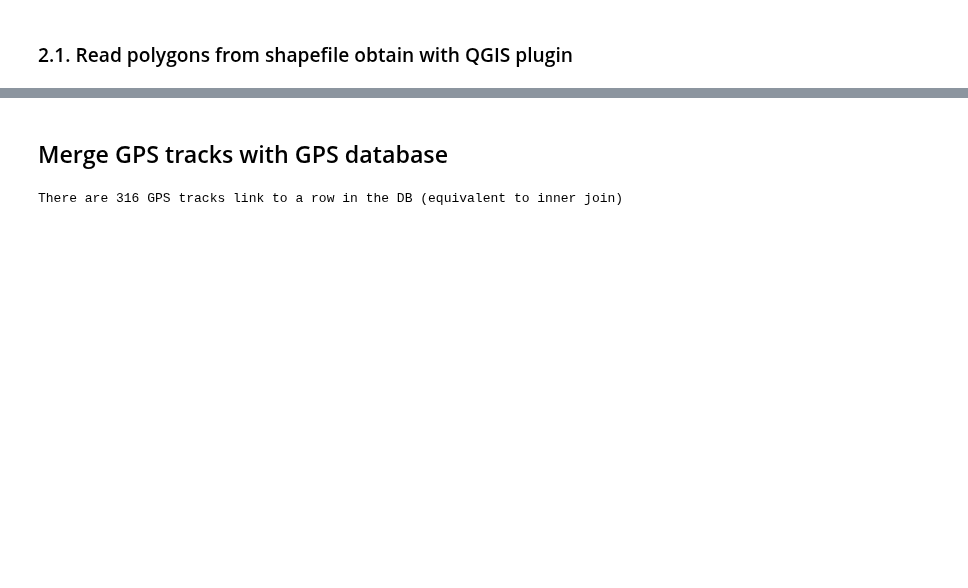
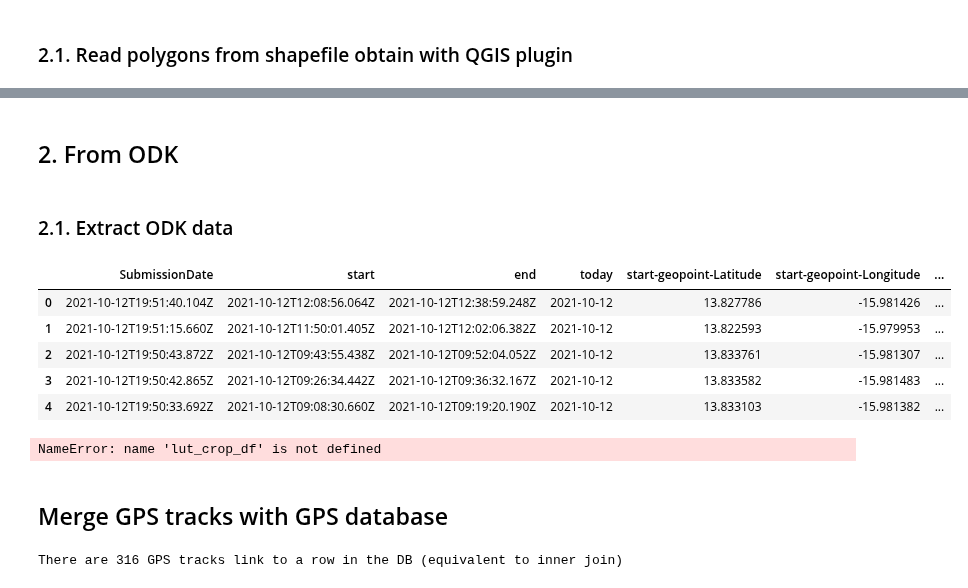
Before and after one commit to nicolasdeffense/eo-toolbox, a Jupyter notebook: notebooks_working/EOStat/clean_in_situ_senegal.ipynb, the cells around one changed output, grey strips where cells are left out. Drawn from its saved outputs; the diff is of its cells as text; code cells hidden in the pictures; blank space fills up the shorter version.

```diff
--- a/notebooks_working/EOStat/clean_in_situ_senegal.ipynb
+++ b/notebooks_working/EOStat/clean_in_situ_senegal.ipynb
@@ -249,3 +342,38 @@ There are 367 rows with an "idTraceParcelle"
+# %% [markdown]
+## 2. From ODK
+# %% [markdown]
+### 2.1. Extract ODK data
+# %%
+odk_data_df = pd.read_csv(odk_crop_csv)
+
+odk_data_df.head()
+# %% [output]
+|  | SubmissionDate | start | end | today | start-geopoint-Latitude | start-geopoint-Longitude | ... |
+| 0 | 2021-10-12T19:51:40.104Z | 2021-10-12T12:08:56.064Z | 2021-10-12T12:38:59.248Z | 2021-10-12 | 13.827786 | -15.981426 | ... |
+| 1 | 2021-10-12T19:51:15.660Z | 2021-10-12T11:50:01.405Z | 2021-10-12T12:02:06.382Z | 2021-10-12 | 13.822593 | -15.979953 | ... |
+| 2 | 2021-10-12T19:50:43.872Z | 2021-10-12T09:43:55.438Z | 2021-10-12T09:52:04.052Z | 2021-10-12 | 13.833761 | -15.981307 | ... |
+| 3 | 2021-10-12T19:50:42.865Z | 2021-10-12T09:26:34.442Z | 2021-10-12T09:36:32.167Z | 2021-10-12 | 13.833582 | -15.981483 | ... |
+| 4 | 2021-10-12T19:50:33.692Z | 2021-10-12T09:08:30.660Z | 2021-10-12T09:19:20.190Z | 2021-10-12 | 13.833103 | -15.981382 | ... |
+# %%
+
+odk_data_df['id'] = odk_data_df['meta-instanceName'].str.replace('_', '').str.replace(' ', '')
+
+
+odk_data_df = odk_data_df[['id','Informations_champ-Melange','Informations_champ-Culture','Informations_champ-Surface']]
+
+odk_data_df['Informations_champ-Surface'] = odk_data_df['Informations_champ-Surface'].round(2)
+
+
+odk_data_df = odk_data_df.merge(lut_crop_df, left_on='Informations_champ-Culture', right_on='crop_code')
+
+
+odk_data_df = odk_data_df.drop_duplicates(subset=['id'])
+
+print(f'There are {len(odk_data_df)} rows in the ODK csv.')
+
+odk_data_df.head()
+# %% [output]
+NameError: name 'lut_crop_df' is not defined
 # %% [markdown]
 ## Merge GPS tracks with GPS database
 # %%
```
Also changed, not shown: parts of 28 cells of this notebook, 2 other files.
